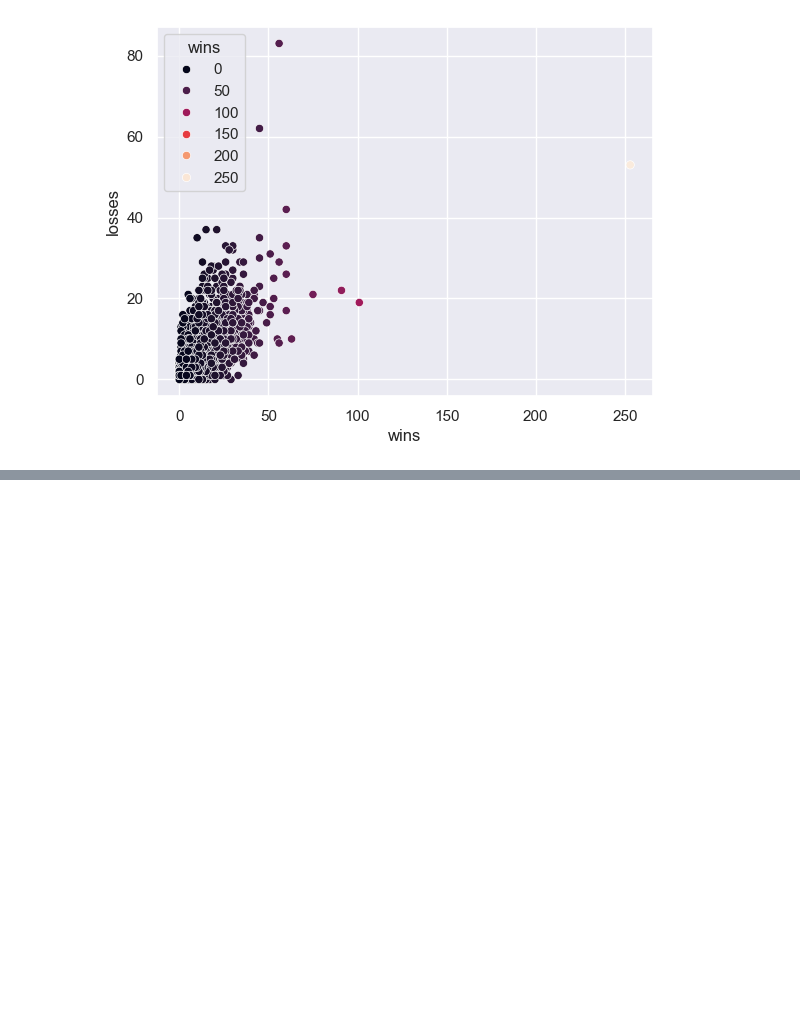
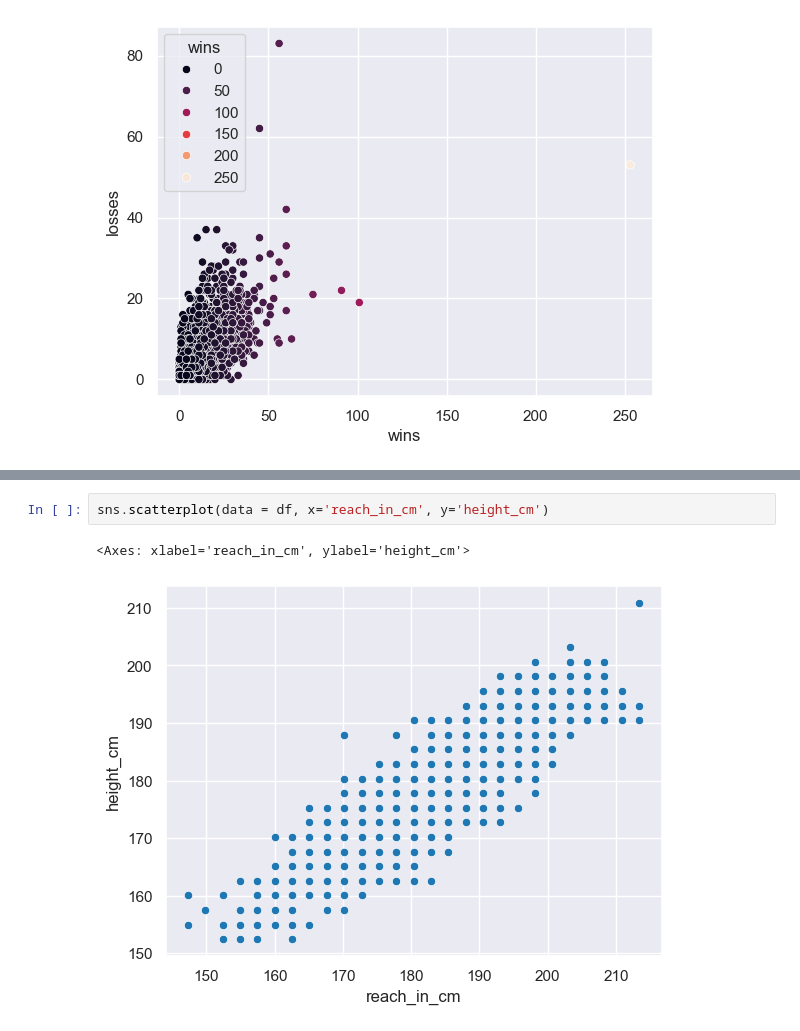
Before and after one commit to Brtsz8/ufc-dataset-analysis, a Jupyter notebook: UFC_analysis_project.ipynb, the cells around one changed output, grey strips where cells are left out. Cells and saved outputs as stored; diff of their text form; blank space fills up the shorter version.

```diff
--- a/UFC_analysis_project.ipynb
+++ b/UFC_analysis_project.ipynb
@@ -158,0 +169,5 @@ plt.show()
+# %%
+sns.scatterplot(data = df, x='reach_in_cm', y='height_cm')
+# %% [output]
+<Axes: xlabel='reach_in_cm', ylabel='height_cm'>
+[figure, added]
```
Also changed, not shown: parts of 4 cells of this notebook.
